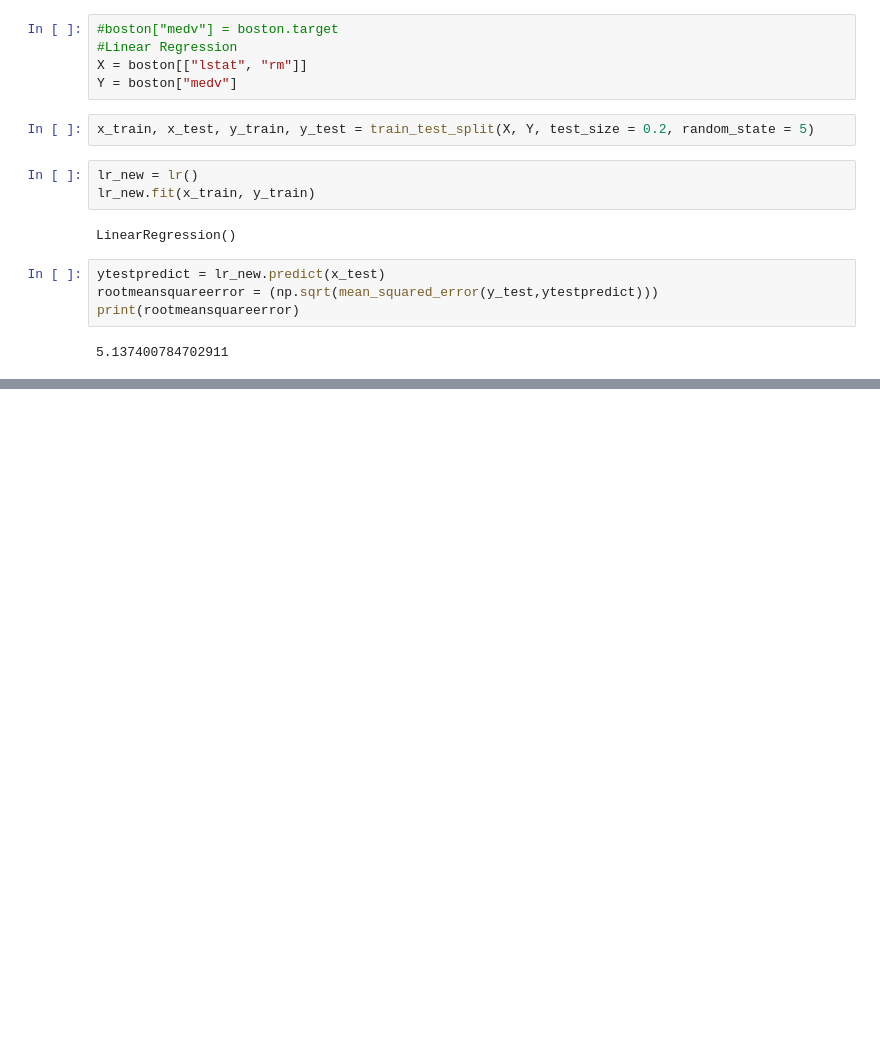
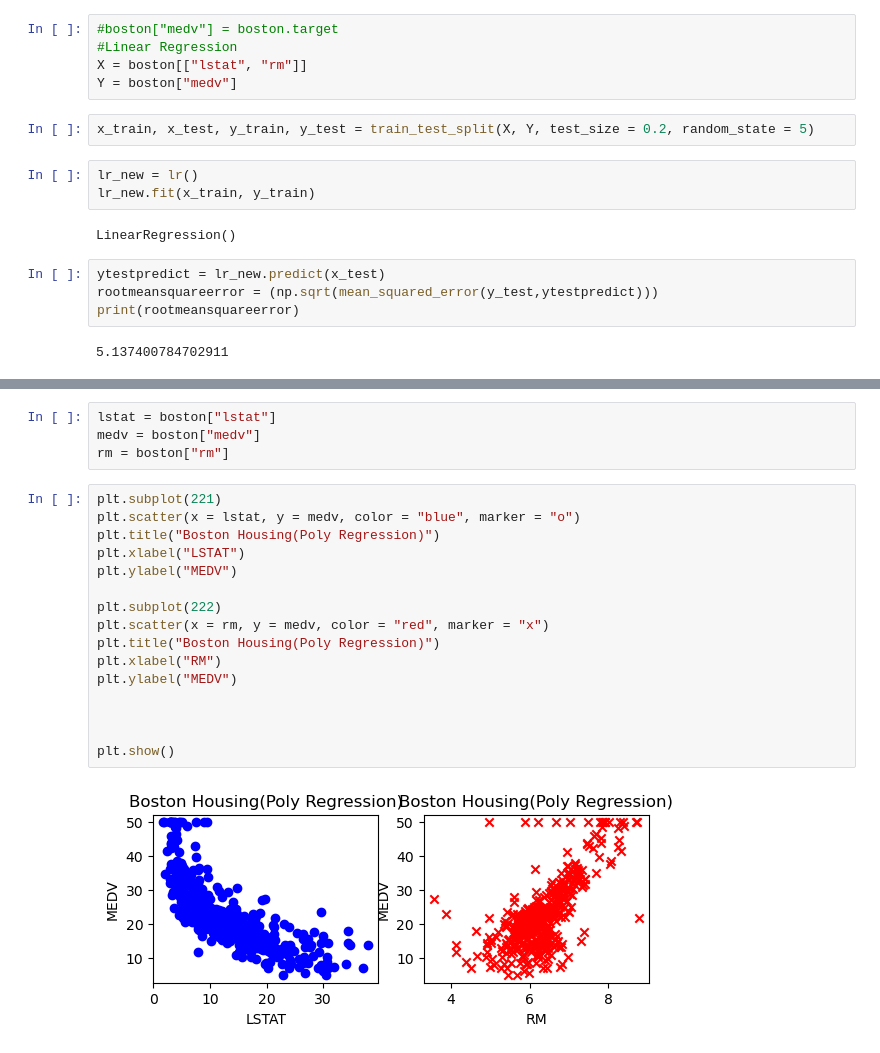
Before and after one commit to KOexPlay/Machine-Learning, a Jupyter notebook: Regression_types.ipynb, the cells around one changed output, grey strips where cells are left out. Cells and saved outputs as stored; diff of their text form; blank space fills up the shorter version.

```diff
--- a/Regression_types.ipynb
+++ b/Regression_types.ipynb
@@ -59,0 +68,22 @@ print(rootmeansquareerror)
+# %%
+lstat = boston["lstat"]
+medv = boston["medv"]
+rm = boston["rm"]
+# %%
+plt.subplot(221)
+plt.scatter(x = lstat, y = medv, color = "blue", marker = "o")
+plt.title("Boston Housing(Poly Regression)")
+plt.xlabel("LSTAT")
+plt.ylabel("MEDV")
+
+plt.subplot(222)
+plt.scatter(x = rm, y = medv, color = "red", marker = "x")
+plt.title("Boston Housing(Poly Regression)")
+plt.xlabel("RM")
+plt.ylabel("MEDV")
+
+
+
+plt.show()
+# %% [output]
+[figure, added]
```
Also changed, not shown: parts of 3 cells of this notebook.
